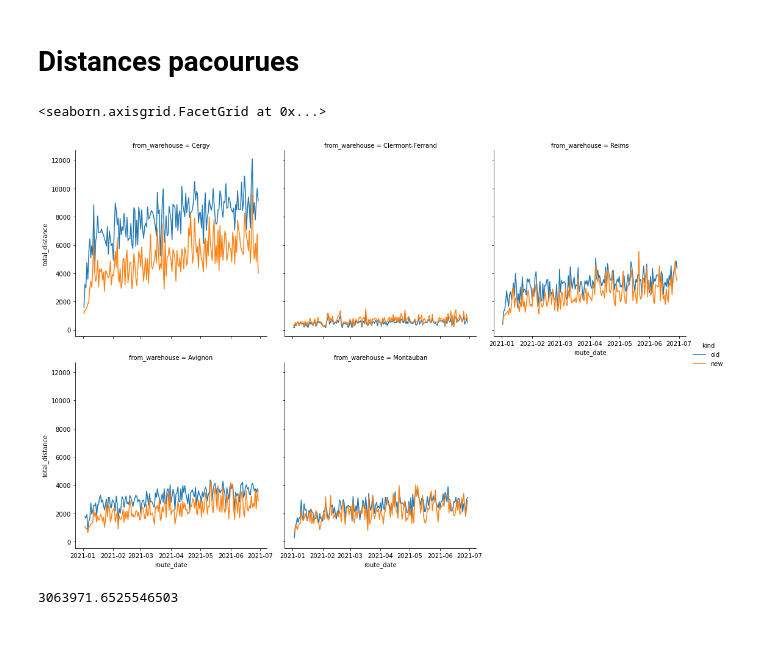
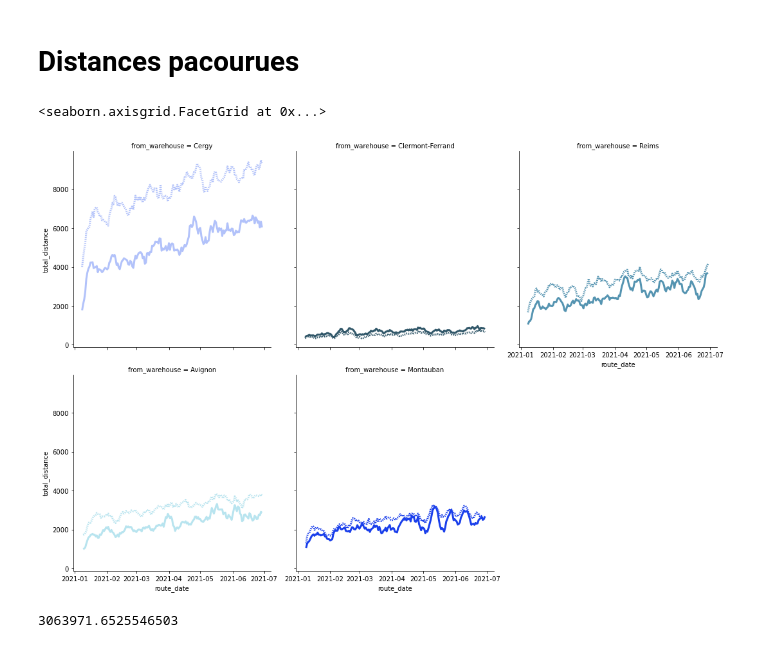
Before and after one commit to maximecharpentierdata/eki-g17, a Jupyter notebook: opti_results.ipynb, the cells around one changed output. Saved outputs shown, nothing was run; the diff lists cells and outputs as text; code cells hidden in the pictures.

```diff
--- a/opti_results.ipynb
+++ b/opti_results.ipynb
@@ -11,6 +13,14 @@ import seaborn as sns
 for csv_file in os.listdir("./data_clean"):
     if csv_file[-3:] == "csv":
         globals()[csv_file[:-4]] = pd.read_csv("./data_clean/" + csv_file)
+# %%
+new_cmap = matplotlib.colors.ListedColormap([
+    [178/255, 194/255, 250/255],
+    [85/255, 148/255, 177/255],
+    [184/255, 228/255, 239/255],
+    [26/255, 63/255, 235/255],
+    [50/255, 88/255, 106/255]])
+hue_order = ["Cergy", "Reims", "Avignon", "Montauban", "Clermont-Ferrand"]
 # %%
 new_routes = pd.read_csv("./data_clean/new_routes.csv")
 # %%
@@ -74,15 +84,25 @@ df2 = new_routes[["route_date", "total_distance", "from_warehouse"]].groupby(["r
 df2["kind"] = "new"
 
 distances = df1.append(df2)
-
-distances["route_date"] = pd.to_datetime(distances["route_date"])
-
-g = sns.FacetGrid(distances, col="from_warehouse", hue="kind", col_wrap=3, height=5)
-g.map(sns.lineplot, "route_date", "total_distance")
-g.add_legend()
-# %% [output]
-<seaborn.axisgrid.FacetGrid at 0x...>
-[figure, removed]
+# %%
+df2 = pd.DataFrame()
+for warehouse in ["Cergy", "Clermont-Ferrand", "Reims", "Avignon", "Montauban"]:
+    for kind in ["old", "new"]:
+        sub_df = distances[(distances["from_warehouse"]==warehouse) & (distances["kind"]==kind)]
+        sub_df = sub_df.rolling(7, on="route_date").mean()
+        sub_df["from_warehouse"] = warehouse
+        sub_df["kind"] = kind
+        df2 = df2.append(sub_df, ignore_index=True)
+# %%
+distances = df2
+
+distances["route_date"] = pd.to_datetime(distances["route_date"])
+
+g = sns.FacetGrid(distances, col="from_warehouse", hue="from_warehouse", col_wrap=3, height=5, hue_order=hue_order, palette=new_cmap.colors)
+g.map_dataframe(sns.lineplot, "route_date", "total_distance", linewidth=3, style="kind", dashes=[(.5,.5), (1,0)])
+# %% [output]
+<seaborn.axisgrid.FacetGrid at 0x...>
+[figure, added]
 # %%
 routes["total_distance"].sum()
 # %% [output]
```
Also changed, not shown: parts of 4 cells of this notebook, 15 other files.
